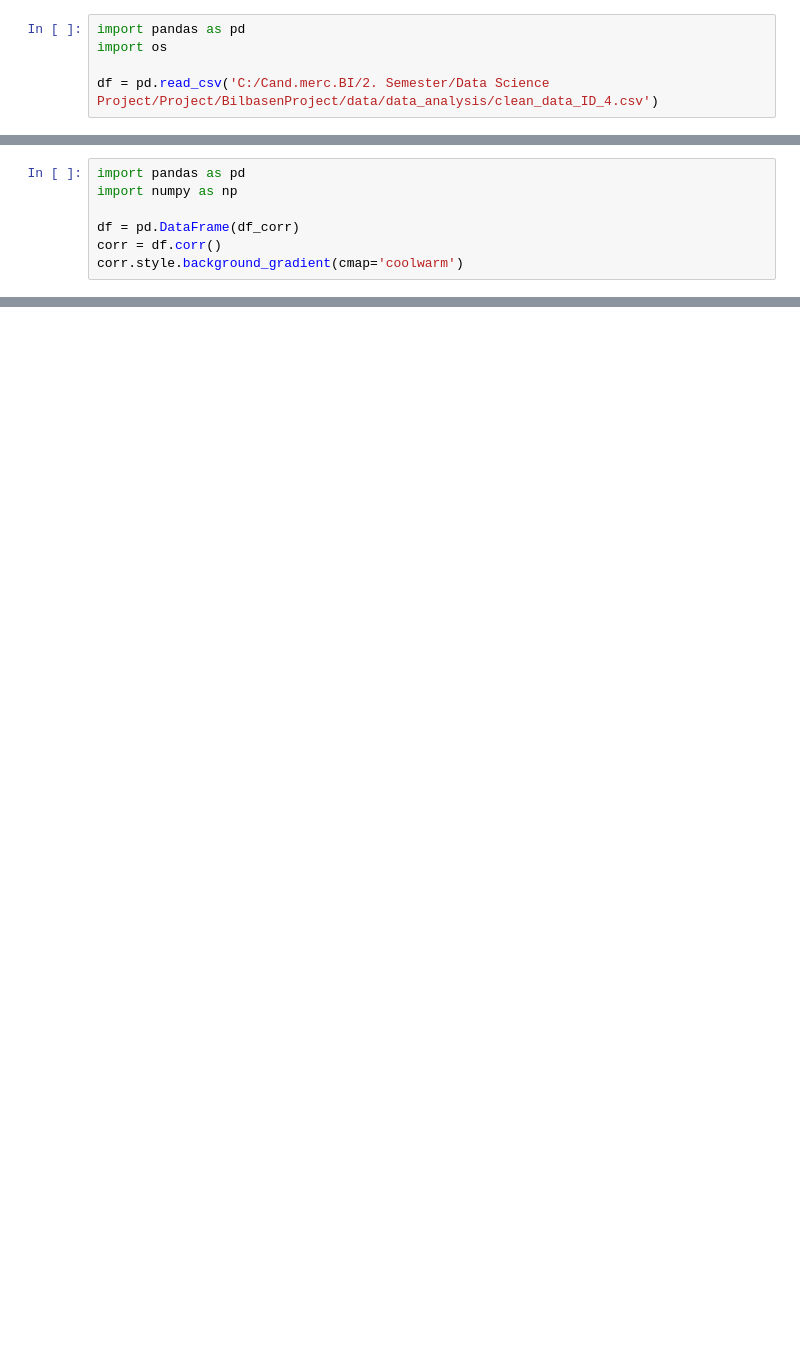
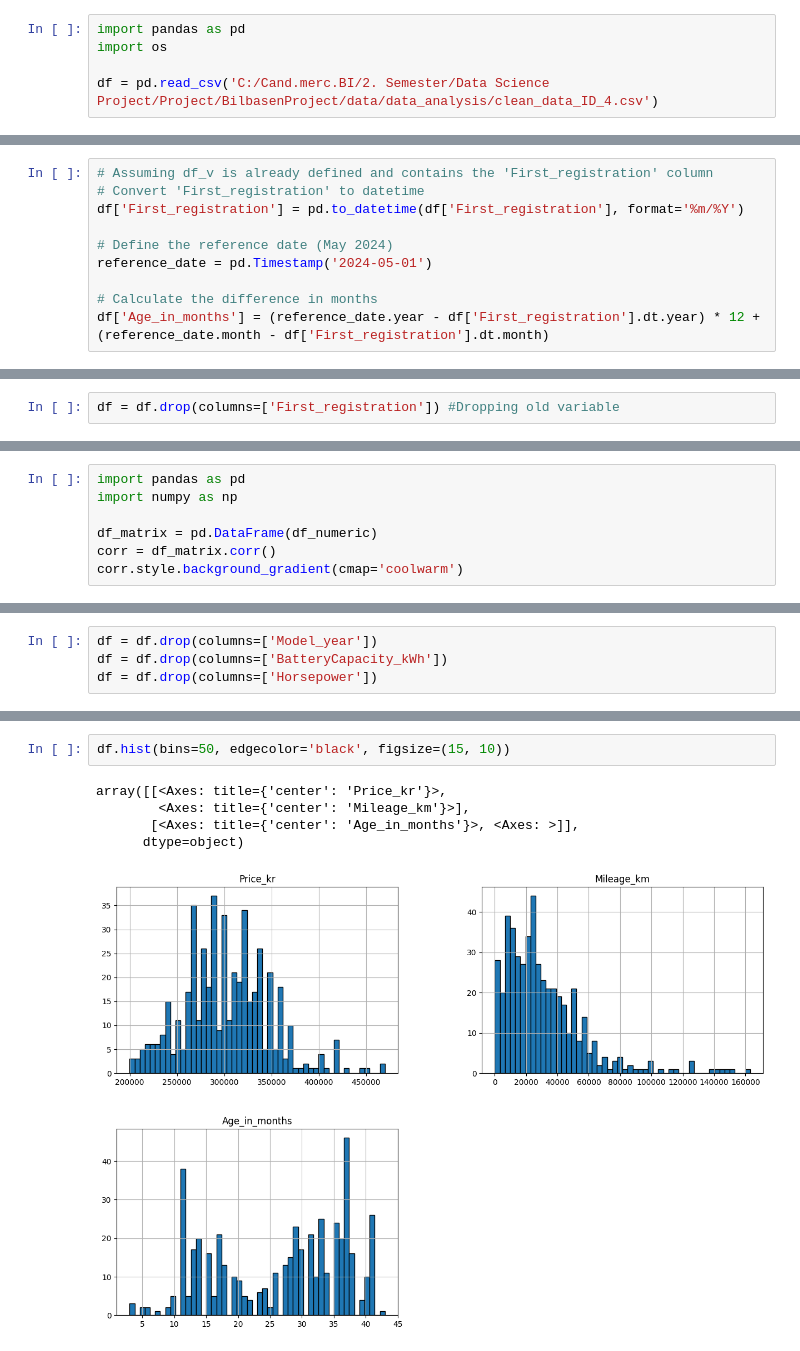
Before and after one commit to simo84g/BilbasenProject, a Jupyter notebook: scripts/eda/feature_engineering_ID_4.ipynb, the cells around one changed output, grey strips where cells are left out. Saved outputs shown, nothing was run; the diff lists cells and outputs as text; blank space fills up the shorter version.

```diff
--- a/scripts/eda/feature_engineering_ID_4.ipynb
+++ b/scripts/eda/feature_engineering_ID_4.ipynb
@@ -36,0 +91,10 @@ NameError: name 'df_v' is not defined
+# %%
+# Assuming df_v is already defined and contains the 'First_registration' column
+# Convert 'First_registration' to datetime
+df['First_registration'] = pd.to_datetime(df['First_registration'], format='%m/%Y')
+
+# Define the reference date (May 2024)
+reference_date = pd.Timestamp('2024-05-01')
+
+# Calculate the difference in months
+df['Age_in_months'] = (reference_date.year - df['First_registration'].dt.year) * 12 + (reference_date.month - df['First_registration'].dt.month)
@@ -36,0 +141,2 @@ NameError: name 'df_v' is not defined
+# %%
+df = df.drop(columns=['First_registration']) #Dropping old variable
@@ -38,6 +148,6 @@ NameError: name 'df_v' is not defined
 import pandas as pd
 import numpy as np
 
-df = pd.DataFrame(df_corr)
-corr = df.corr()
+df_matrix = pd.DataFrame(df_numeric)
+corr = df_matrix.corr()
 corr.style.background_gradient(cmap='coolwarm')
@@ -43,0 +171,4 @@ corr.style.background_gradient(cmap='coolwarm')
+# %%
+df = df.drop(columns=['Model_year'])
+df = df.drop(columns=['BatteryCapacity_kWh'])
+df = df.drop(columns=['Horsepower'])
@@ -43,0 +225,8 @@ corr.style.background_gradient(cmap='coolwarm')
+# %%
+df.hist(bins=50, edgecolor='black', figsize=(15, 10))
+# %% [output]
+array([[<Axes: title={'center': 'Price_kr'}>,
+        <Axes: title={'center': 'Mileage_km'}>],
+       [<Axes: title={'center': 'Age_in_months'}>, <Axes: >]],
+      dtype=object)
+[figure, added]
```
Also changed, not shown: parts of 35 cells of this notebook, 3 other files.
